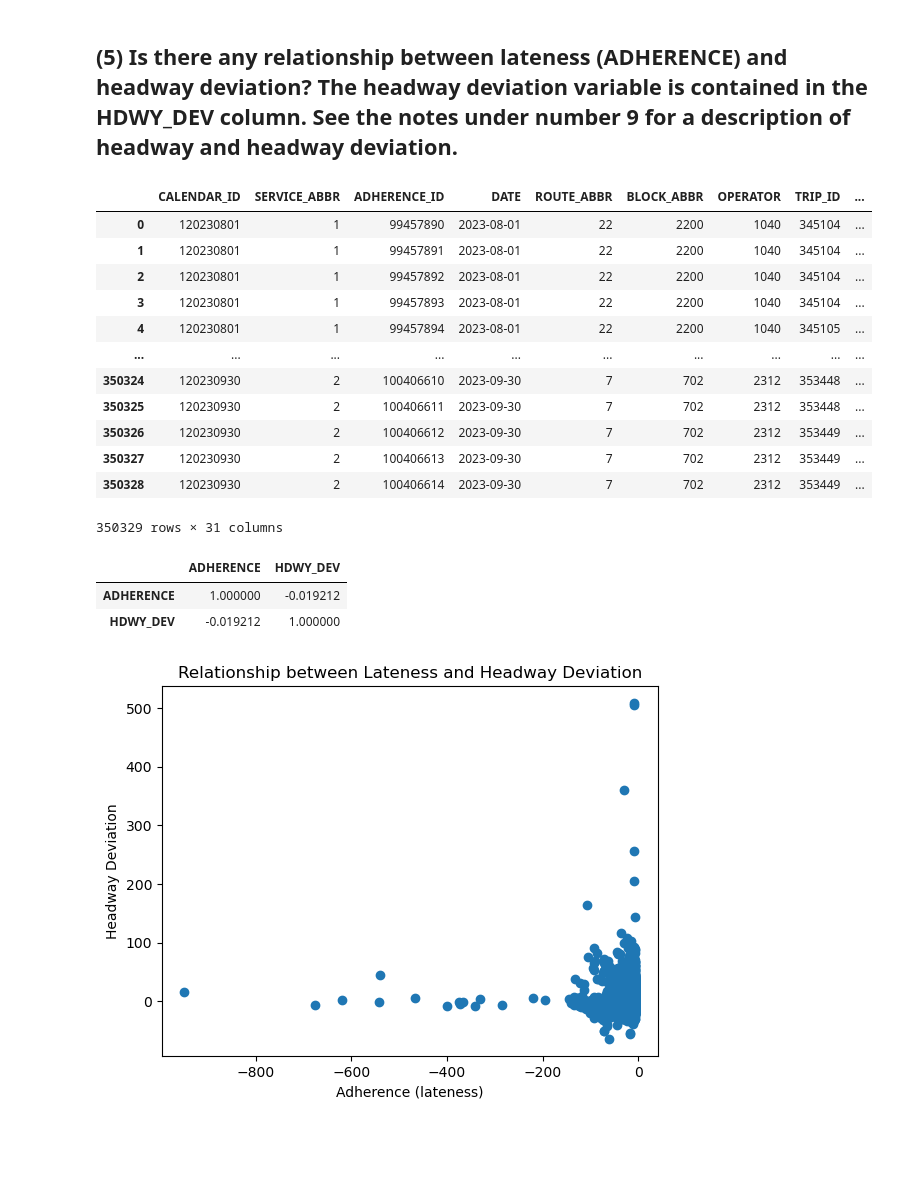
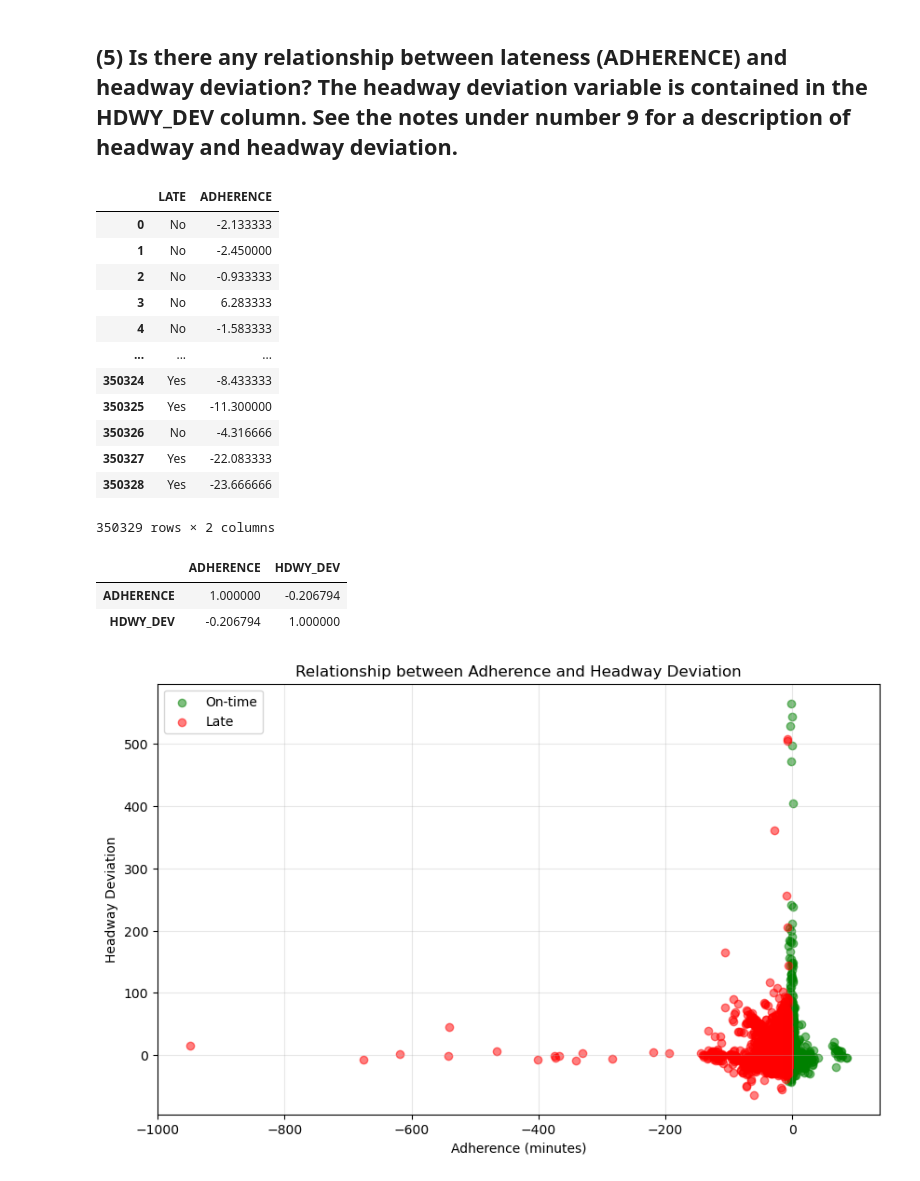
Before and after one commit to NewForce-Cohort-11-Data/wego-bus-lightyear, a Jupyter notebook: notebooks/WeGo Data Introduction.ipynb, the cells around one changed output. Saved outputs shown, nothing was run; the diff lists cells and outputs as text; code cells hidden in the pictures; blank space fills up the shorter version.

```diff
--- a/notebooks/WeGo Data Introduction.ipynb
+++ b/notebooks/WeGo Data Introduction.ipynb
@@ -270,35 +321,42 @@ relate['LATE'] = np.where(
     'Yes',
     'No'
 )
-relate
+relate[['LATE', 'ADHERENCE']]
+# workingtable[['ON_TIME', 'ADHERENCE']]
 # %% [output]
-|  | CALENDAR_ID | SERVICE_ABBR | ADHERENCE_ID | DATE | ROUTE_ABBR | BLOCK_ABBR | OPERATOR | TRIP_ID | ... |
-| 0 | 120230801 | 1 | 99457890 | 2023-08-01 | 22 | 2200 | 1040 | 345104 | ... |
-| 1 | 120230801 | 1 | 99457891 | 2023-08-01 | 22 | 2200 | 1040 | 345104 | ... |
-| 2 | 120230801 | 1 | 99457892 | 2023-08-01 | 22 | 2200 | 1040 | 345104 | ... |
-| 3 | 120230801 | 1 | 99457893 | 2023-08-01 | 22 | 2200 | 1040 | 345104 | ... |
-| 4 | 120230801 | 1 | 99457894 | 2023-08-01 | 22 | 2200 | 1040 | 345105 | ... |
-| ... | ... | ... | ... | ... | ... | ... | ... | ... | ... |
-| 350324 | 120230930 | 2 | 100406610 | 2023-09-30 | 7 | 702 | 2312 | 353448 | ... |
-| 350325 | 120230930 | 2 | 100406611 | 2023-09-30 | 7 | 702 | 2312 | 353448 | ... |
-| 350326 | 120230930 | 2 | 100406612 | 2023-09-30 | 7 | 702 | 2312 | 353449 | ... |
-| 350327 | 120230930 | 2 | 100406613 | 2023-09-30 | 7 | 702 | 2312 | 353449 | ... |
-| 350328 | 120230930 | 2 | 100406614 | 2023-09-30 | 7 | 702 | 2312 | 353449 | ... |
+|  | LATE | ADHERENCE |
+| 0 | No | -2.133333 |
+| 1 | No | -2.450000 |
+| 2 | No | -0.933333 |
+| 3 | No | 6.283333 |
+| 4 | No | -1.583333 |
+| ... | ... | ... |
+| 350324 | Yes | -8.433333 |
+| 350325 | Yes | -11.300000 |
+| 350326 | No | -4.316666 |
+| 350327 | Yes | -22.083333 |
+| 350328 | Yes | -23.666666 |
-350329 rows × 31 columns
+350329 rows × 2 columns
 # %%
-relate[relate['ADHERENCE'] <= -6][['ADHERENCE', 'HDWY_DEV']].corr()
+relate[['ADHERENCE', 'HDWY_DEV']].corr()
 # %% [output]
 |  | ADHERENCE | HDWY_DEV |
-| ADHERENCE | 1.000000 | -0.019212 |
-| HDWY_DEV | -0.019212 | 1.000000 |
+| ADHERENCE | 1.000000 | -0.206794 |
+| HDWY_DEV | -0.206794 | 1.000000 |
 # %%
 import matplotlib.pyplot as plt
+# late vs on time
+late = relate[relate['ADHERENCE'] <= -6]
+ontime = relate[relate['ADHERENCE'] >= -6]
 
-late = relate[relate['ADHERENCE'] <= -6]
-plt.scatter(late['ADHERENCE'], late['HDWY_DEV'])
-plt.xlabel('Adherence (lateness)')
+plt.figure(figsize=(10, 6))
+plt.scatter(ontime['ADHERENCE'], ontime['HDWY_DEV'], alpha=0.5, label='On-time', color='green')
+plt.scatter(late['ADHERENCE'], late['HDWY_DEV'], alpha=0.5, label='Late', color='red')
+plt.xlabel('Adherence (minutes)')
 plt.ylabel('Headway Deviation')
-plt.title('Relationship between Lateness and Headway Deviation')
+plt.title('Relationship between Adherence and Headway Deviation')
+plt.legend()
+plt.grid(True, alpha=0.3)
 plt.show()
 # %% [output]
-[figure, old version]
+[figure, new version]
```
Also changed, not shown: parts of 15 cells of this notebook, 2 other files.
